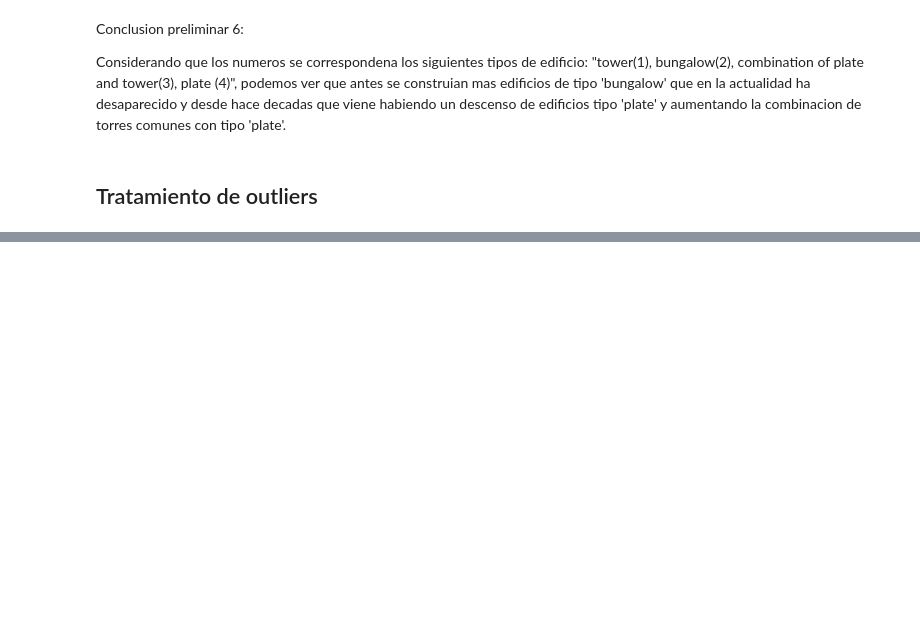
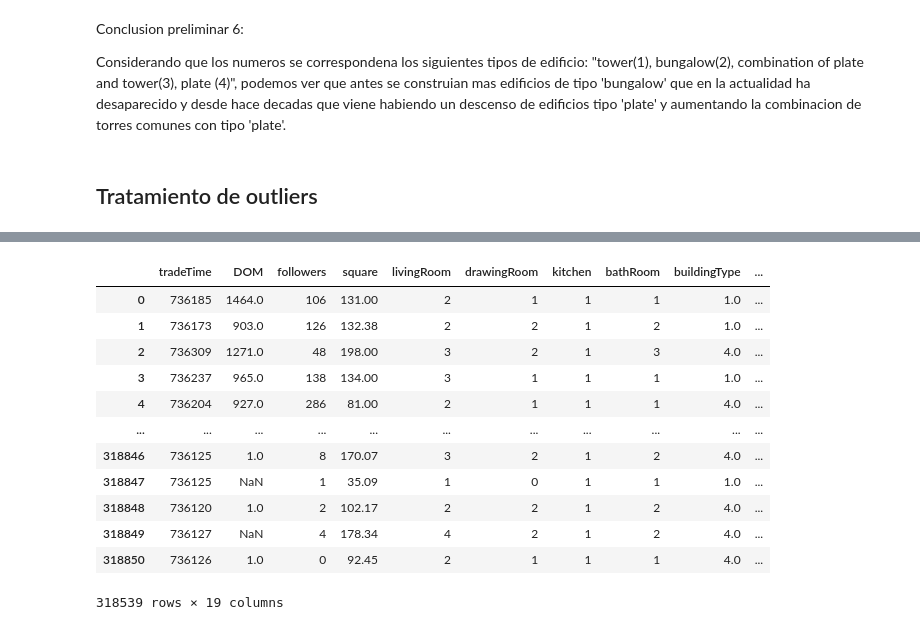
Before and after one commit to ichiP245/TP-Anal-tica-Descriptiva, a Jupyter notebook: notebooks/TP_Descriptiva.ipynb, the cells around one changed output, grey strips where cells are left out. Cells and saved outputs as stored; diff of their text form; code cells hidden in the pictures; blank space fills up the shorter version.

```diff
--- a/notebooks/TP_Descriptiva.ipynb
+++ b/notebooks/TP_Descriptiva.ipynb
@@ -1161,0 +1479,3 @@ len(prueba), prueba.index.nunique()
+# %%
+# Creamos variable 'piso' en base al numero que acompana el adjetivo en chino que varia entre 'Alto', 'Medio', 'Inferior', 'Bajo', 'Superior' y 'Desconocido'
+df['piso'] = df['floor'].apply(lambda x: x.split(' ')[1])
@@ -1161,0 +1492,24 @@ len(prueba), prueba.index.nunique()
+# %%
+# Para X sacamos tambien precio x m^2
+columnas_X = ['tradeTime', 'DOM', 'followers', 'square', 'livingRoom', 'drawingRoom', 'kitchen',
+              'bathRoom', 'buildingType', 'constructionTime', 'renovationCondition', 'buildingStructure', 'ladderRatio', 'elevator', 'fiveYearsProperty',
+              'district', 'communityAverage', 'distancia_km_a_subte_mas_cercano', 'piso']
+columna_Y = 'totalPrice'
+columna_Y = 'price'
+# %%
+df_X = df[columnas_X]
+df_X
+# %% [output]
+|  | tradeTime | DOM | followers | square | livingRoom | drawingRoom | kitchen | bathRoom | buildingType | ... |
+| 0 | 736185 | 1464.0 | 106 | 131.00 | 2 | 1 | 1 | 1 | 1.0 | ... |
+| 1 | 736173 | 903.0 | 126 | 132.38 | 2 | 2 | 1 | 2 | 1.0 | ... |
+| 2 | 736309 | 1271.0 | 48 | 198.00 | 3 | 2 | 1 | 3 | 4.0 | ... |
+| 3 | 736237 | 965.0 | 138 | 134.00 | 3 | 1 | 1 | 1 | 1.0 | ... |
+| 4 | 736204 | 927.0 | 286 | 81.00 | 2 | 1 | 1 | 1 | 4.0 | ... |
+| ... | ... | ... | ... | ... | ... | ... | ... | ... | ... | ... |
+| 318846 | 736125 | 1.0 | 8 | 170.07 | 3 | 2 | 1 | 2 | 4.0 | ... |
+| 318847 | 736125 | NaN | 1 | 35.09 | 1 | 0 | 1 | 1 | 1.0 | ... |
+| 318848 | 736120 | 1.0 | 2 | 102.17 | 2 | 2 | 1 | 2 | 4.0 | ... |
+| 318849 | 736127 | NaN | 4 | 178.34 | 4 | 2 | 1 | 2 | 4.0 | ... |
+| 318850 | 736126 | 1.0 | 0 | 92.45 | 2 | 1 | 1 | 1 | 4.0 | ... |
+318539 rows × 19 columns
```
Also changed, not shown: parts of 86 cells of this notebook.
